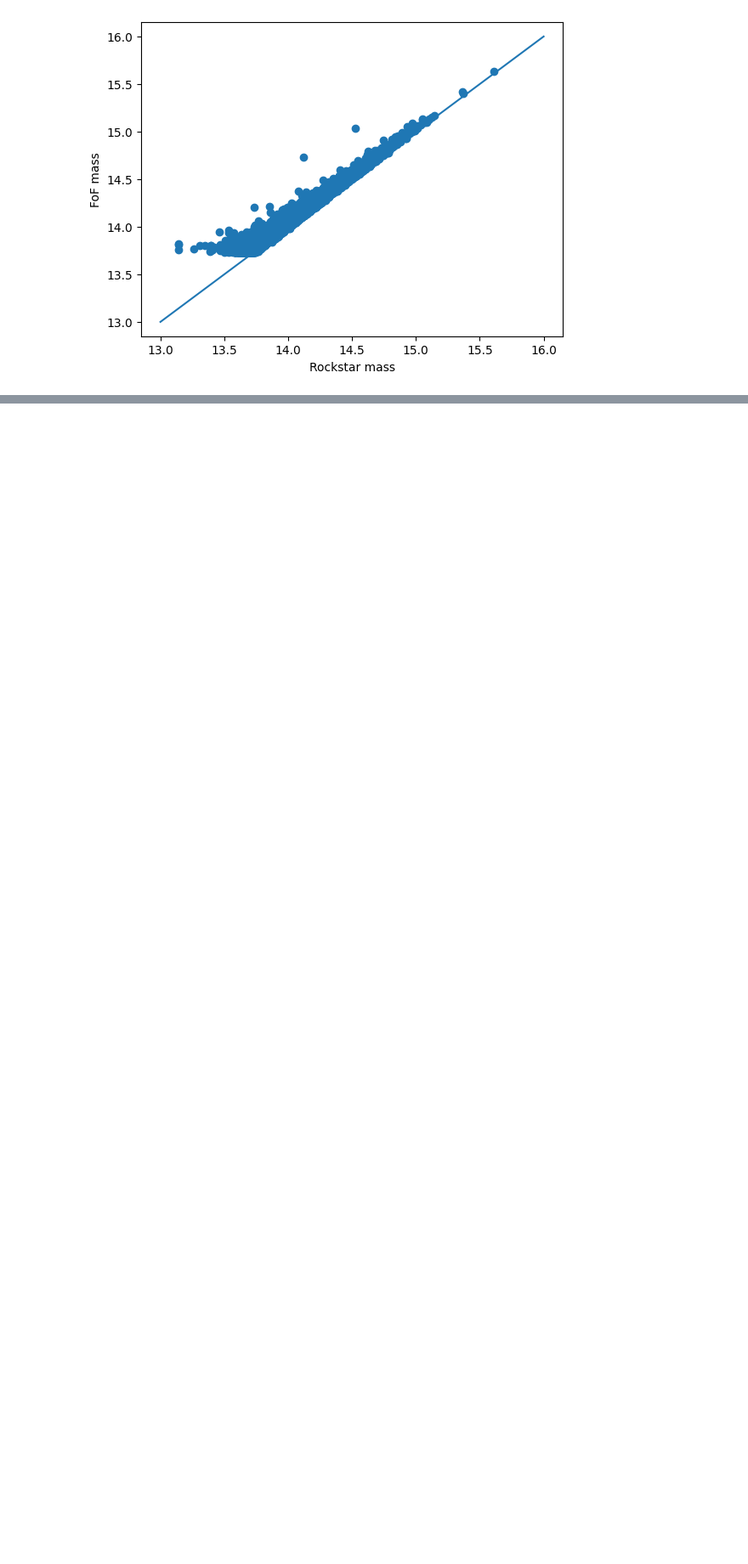
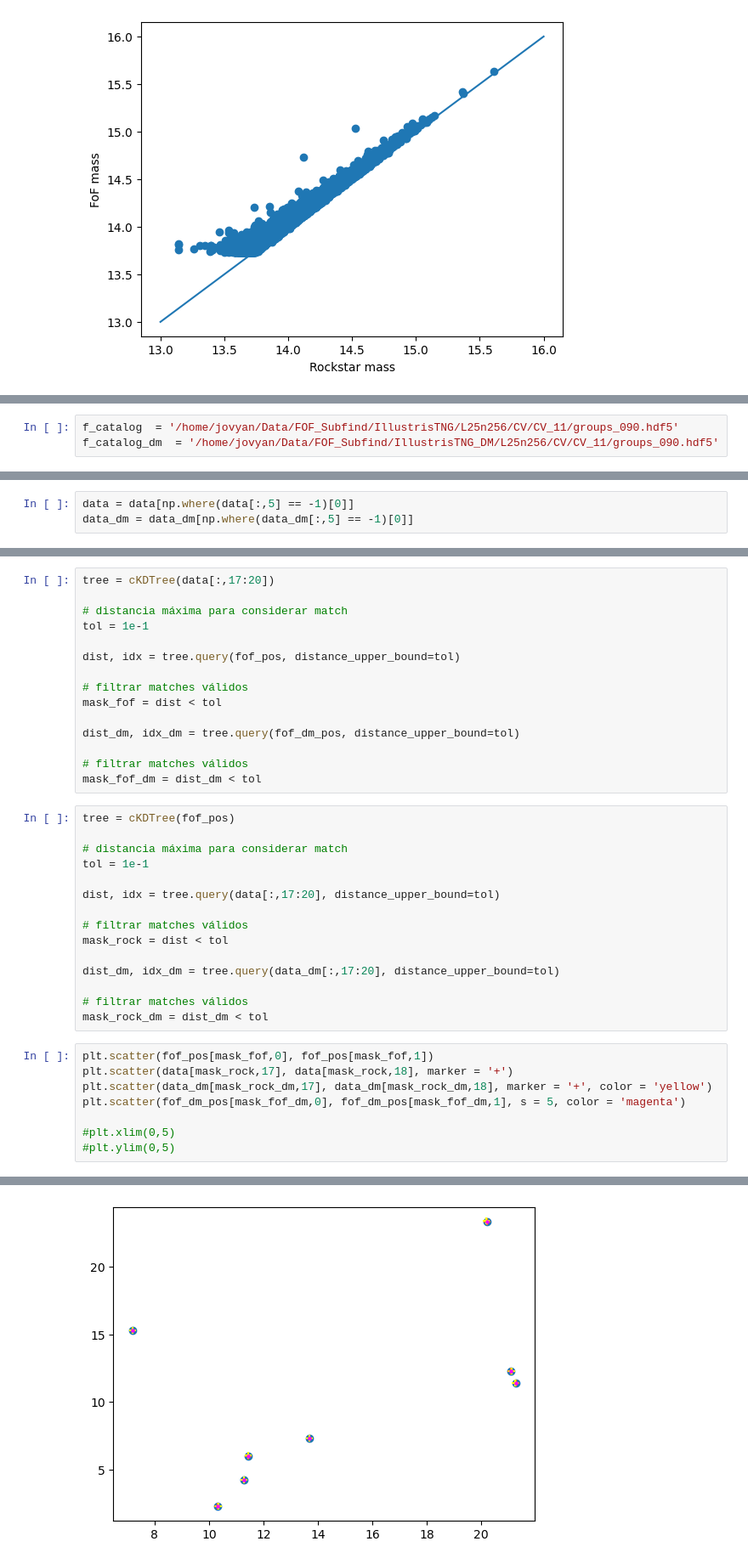
Before and after one commit to Martindelosrios/ROGER2, a Jupyter notebook: codes/mass_comparison.ipynb, the cells around one changed output, grey strips where cells are left out. Shown at 85% size. Saved outputs shown, nothing was run; the diff lists cells and outputs as text; blank space fills up the shorter version.

```diff
--- a/codes/mass_comparison.ipynb
+++ b/codes/mass_comparison.ipynb
@@ -183,0 +207,3 @@ plt.savefig('mass_comparison.pdf')
+# %%
+f_catalog  = '/home/jovyan/Data/FOF_Subfind/IllustrisTNG/L25n256/CV/CV_11/groups_090.hdf5'
+f_catalog_dm  = '/home/jovyan/Data/FOF_Subfind/IllustrisTNG_DM/L25n256/CV/CV_11/groups_090.hdf5'
@@ -183,0 +278,3 @@ plt.savefig('mass_comparison.pdf')
+# %%
+data = data[np.where(data[:,5] == -1)[0]]
+data_dm = data_dm[np.where(data_dm[:,5] == -1)[0]]
@@ -183,0 +285,39 @@ plt.savefig('mass_comparison.pdf')
+# %%
+tree = cKDTree(data[:,17:20])
+
+# distancia máxima para considerar match
+tol = 1e-1
+
+dist, idx = tree.query(fof_pos, distance_upper_bound=tol)
+
+# filtrar matches válidos
+mask_fof = dist < tol
+
+dist_dm, idx_dm = tree.query(fof_dm_pos, distance_upper_bound=tol)
+
+# filtrar matches válidos
+mask_fof_dm = dist_dm < tol
+# %%
+tree = cKDTree(fof_pos)
+
+# distancia máxima para considerar match
+tol = 1e-1
+
+dist, idx = tree.query(data[:,17:20], distance_upper_bound=tol)
+
+# filtrar matches válidos
+mask_rock = dist < tol
+
+dist_dm, idx_dm = tree.query(data_dm[:,17:20], distance_upper_bound=tol)
+
+# filtrar matches válidos
+mask_rock_dm = dist_dm < tol
+# %%
+plt.scatter(fof_pos[mask_fof,0], fof_pos[mask_fof,1])
+plt.scatter(data[mask_rock,17], data[mask_rock,18], marker = '+')
+plt.scatter(data_dm[mask_rock_dm,17], data_dm[mask_rock_dm,18], marker = '+', color = 'yellow')
+plt.scatter(fof_dm_pos[mask_fof_dm,0], fof_dm_pos[mask_fof_dm,1], s = 5, color = 'magenta')
+
+#plt.xlim(0,5)
+#plt.ylim(0,5)
+# %% [output]
@@ -183,0 +325 @@ plt.savefig('mass_comparison.pdf')
+[figure, added]
```
Also changed, not shown: parts of 14 cells of this notebook, 2 other files.
